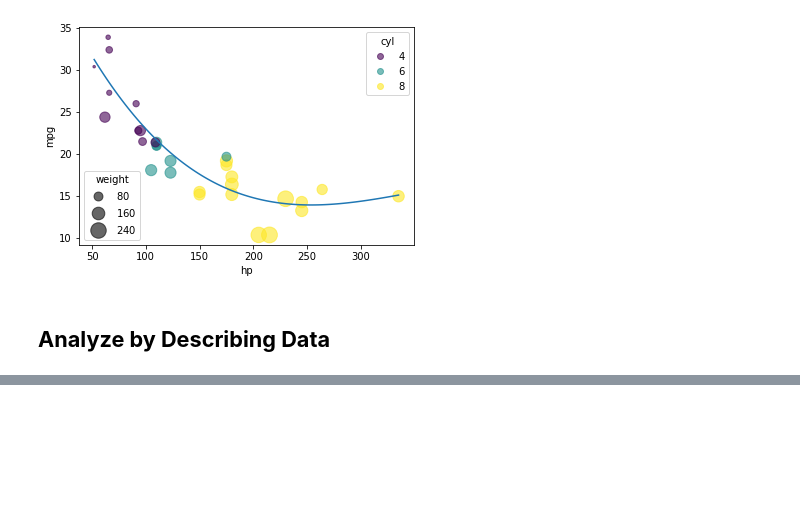
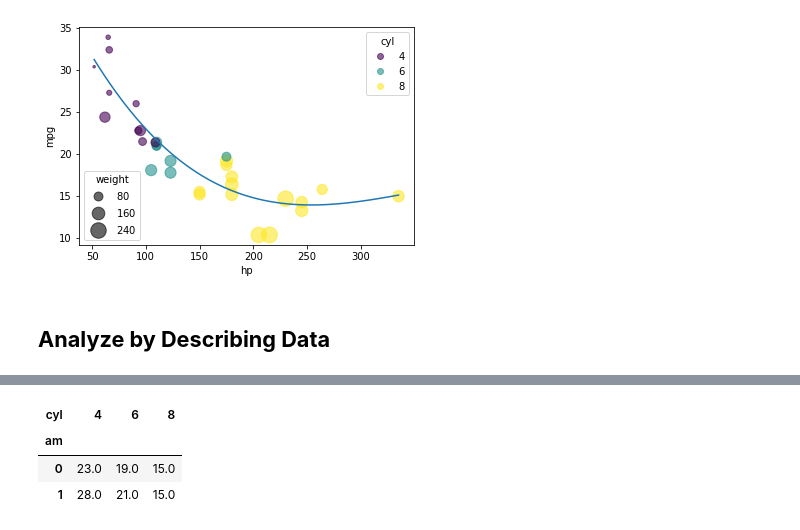
Before and after one commit to saifudnm/jagoan_hosting, a Jupyter notebook: mtcars.ipynb, the cells around one changed output, grey strips where cells are left out. Cells and saved outputs as stored; diff of their text form; code cells hidden in the pictures; blank space fills up the shorter version.

```diff
--- a/mtcars.ipynb
+++ b/mtcars.ipynb
@@ -334,0 +343,7 @@ plt.show()
+# %%
+pd.crosstab(data.am, data.cyl, values=data.mpg, aggfunc='mean').round(0)
+# %% [output]
+| cyl | 4 | 6 | 8 |
+| am |  |  |  |
+| 0 | 23.0 | 19.0 | 15.0 |
+| 1 | 28.0 | 21.0 | 15.0 |
```
Also changed, not shown: parts of 3 cells of this notebook.
